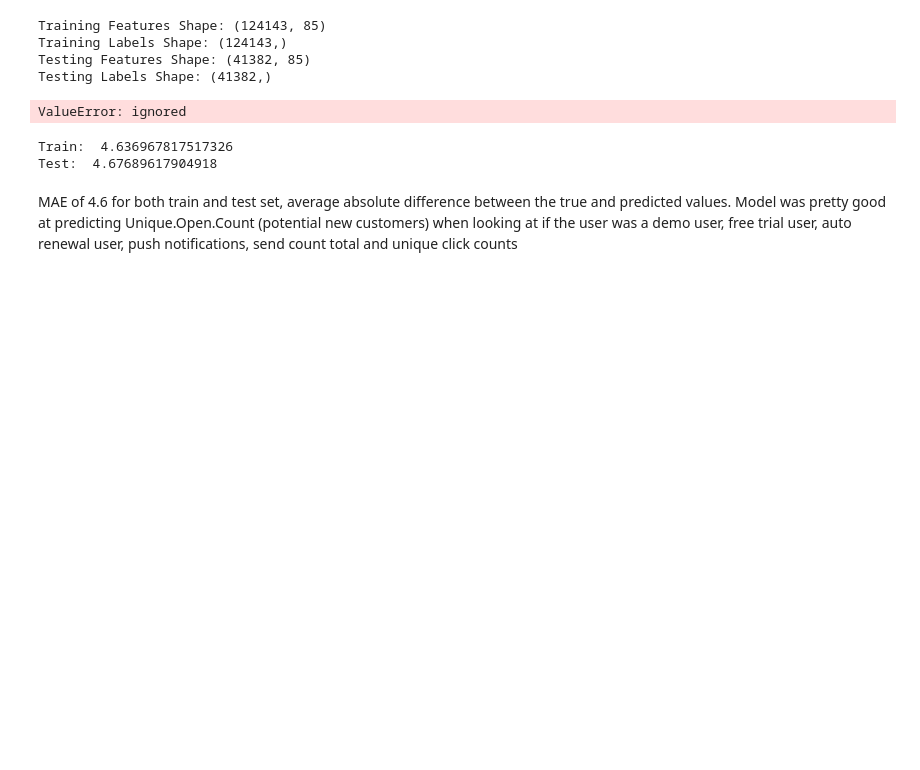
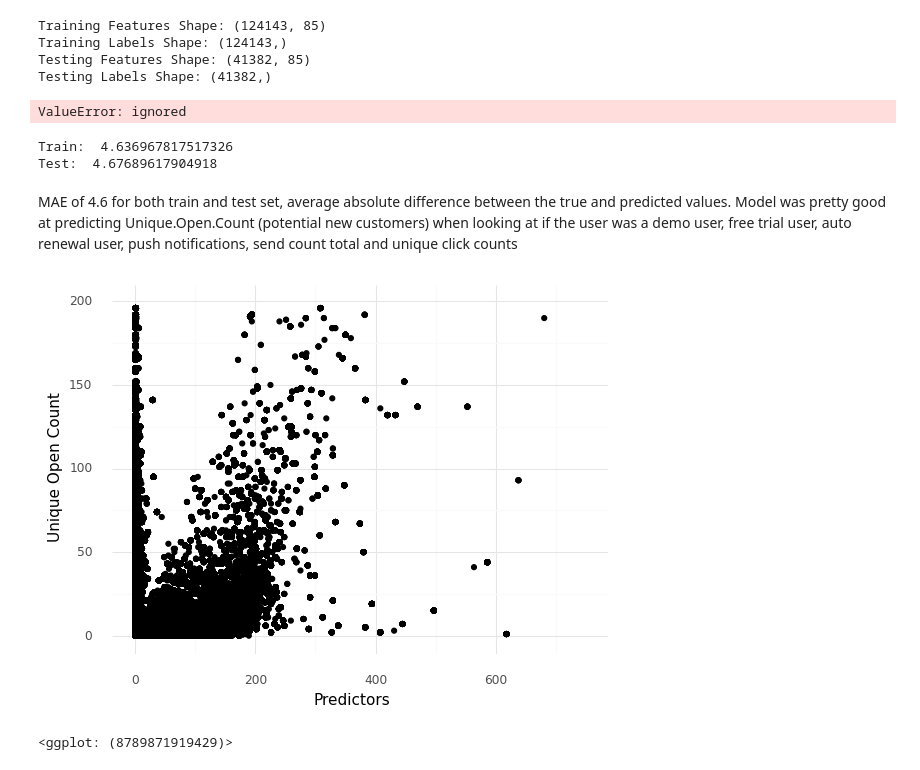
Before and after one commit to tmoore-byte/MGSC-410, a Jupyter notebook: RosettaStone2.ipynb, the cells around one changed output. Cells and saved outputs as stored; diff of their text form; code cells hidden in the pictures; blank space fills up the shorter version.

```diff
--- a/RosettaStone2.ipynb
+++ b/RosettaStone2.ipynb
@@ -616,3 +616,20 @@ Train:  4.636967817517326
 Test:  4.67689617904918
 # %% [markdown]
 MAE of 4.6 for both train and test set, average absolute difference between the true and predicted values. Model was pretty good at predicting Unique.Open.Count (potential new customers) when looking at if the user was a demo user, free trial user, auto renewal user, push notifications, send count total and unique click counts
+# %%
+
+
+
+(ggplot(df, aes(x = 'Send.Count', y = "Unique.Open.Count")) +
+ geom_point() +
+ geom_point(aes(x="Demo.User", y= "Unique.Open.Count"), data=df) +
+ geom_point(aes(x="Free.Trial.User",y="Unique.Open.Count"), data=df)+
+ geom_point(aes(x="Auto.Renew",y="Unique.Open.Count"), data=df)+
+  geom_point(aes(x="Push.Notifications",y="Unique.Open.Count"), data=df)+
+  geom_point(aes(x="Unique.Click.Count",y="Unique.Open.Count"), data=df)
+ + theme_minimal()+
+ labs(x = "Predictors", y = "Unique Open Count")+
+ xlim(-1,750)+ylim(-1,200))
+# %% [output]
+[figure, added]
+<ggplot: (8789871919429)>
```
